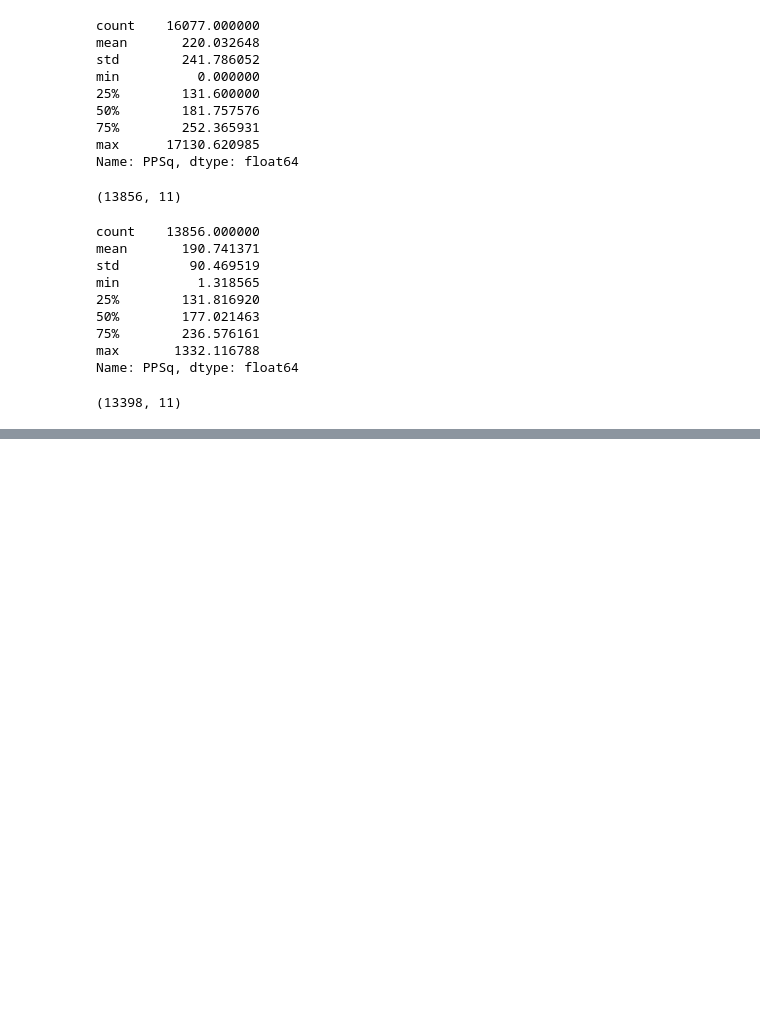
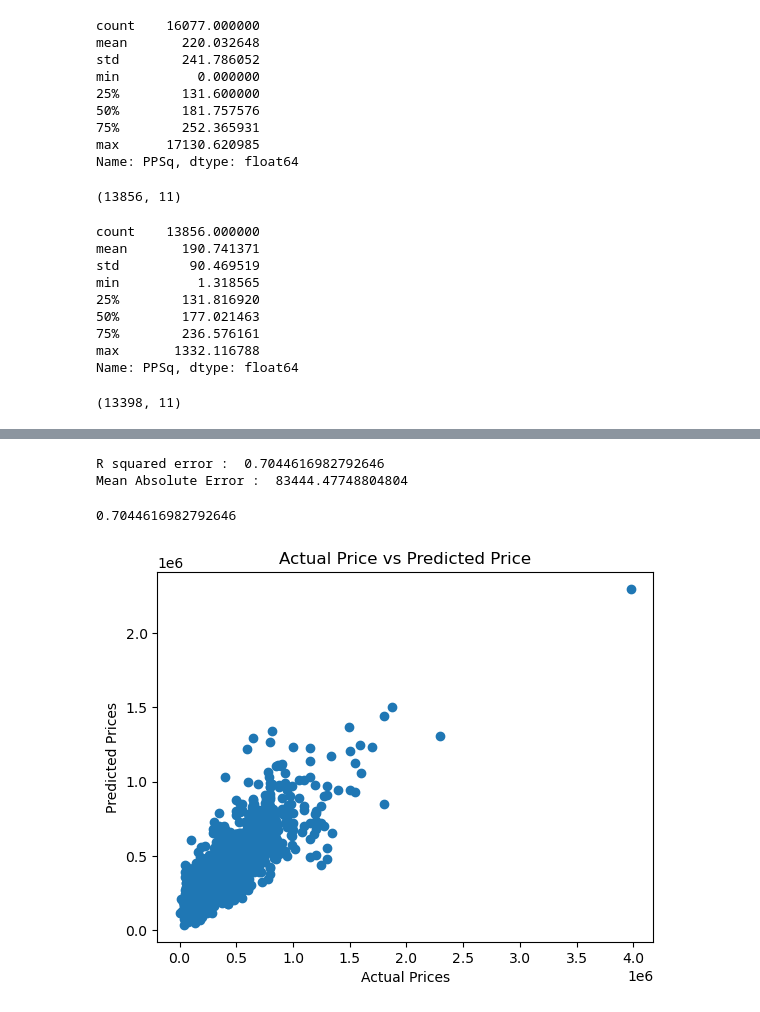
Before and after one commit to ahmedrezgui/House-Price-Prediction-Model, a Jupyter notebook: house_price_prediction.ipynb, the cells around one changed output, grey strips where cells are left out. Cells and saved outputs as stored; diff of their text form; code cells hidden in the pictures; blank space fills up the shorter version.

Commit message:
model building and testing

```diff
--- a/house_price_prediction.ipynb
+++ b/house_price_prediction.ipynb
@@ -283,0 +322,9 @@ df7.shape
+# %%
+#using the Random  forest regression
+from sklearn.ensemble import RandomForestRegressor
+scaler=StandardScaler()
+x=scaler.fit_transform(x)
+x_train,x_test,y_train,y_test=train_test_split(x,y,test_size=0.2,random_state=2)
+rf=RandomForestRegressor()
+rf.fit(x_train,y_train)
+rf.score(x_train,y_train)
@@ -283,0 +337,6 @@ df7.shape
+# %%
+#using the XGBRegressor
+from xgboost import XGBRegressor
+model=XGBRegressor()
+# %%
+model.fit(x_train,y_train)
@@ -283,0 +355,26 @@ df7.shape
+# %%
+test_prediction=model.predict(x_test)
+# %%
+# R squared error
+score_1=metrics.r2_score(y_test,test_prediction)
+
+# Mean Absolute Error
+score_2=metrics.mean_absolute_error(y_test,test_prediction)
+
+print("R squared error : ",score_1)
+print("Mean Absolute Error : ",score_2)
+# %% [output]
+R squared error :  0.7044616982792646
+Mean Absolute Error :  83444.47748804804
+# %%
+model.score(x_test,y_test)
+# %% [output]
+0.7044616982792646
+# %%
+plt.scatter(y_test,test_prediction)
+plt.xlabel('Actual Prices')
+plt.ylabel('Predicted Prices')
+plt.title('Actual Price vs Predicted Price')
+plt.show()
+# %% [output]
+[figure, added]
```
Also changed, not shown: parts of 12 cells of this notebook.
